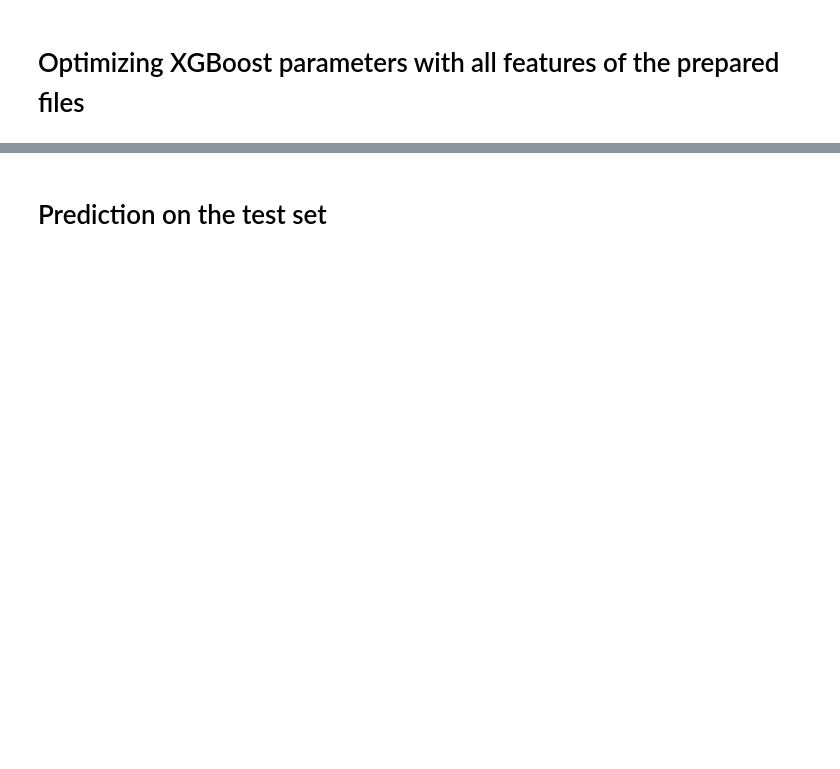
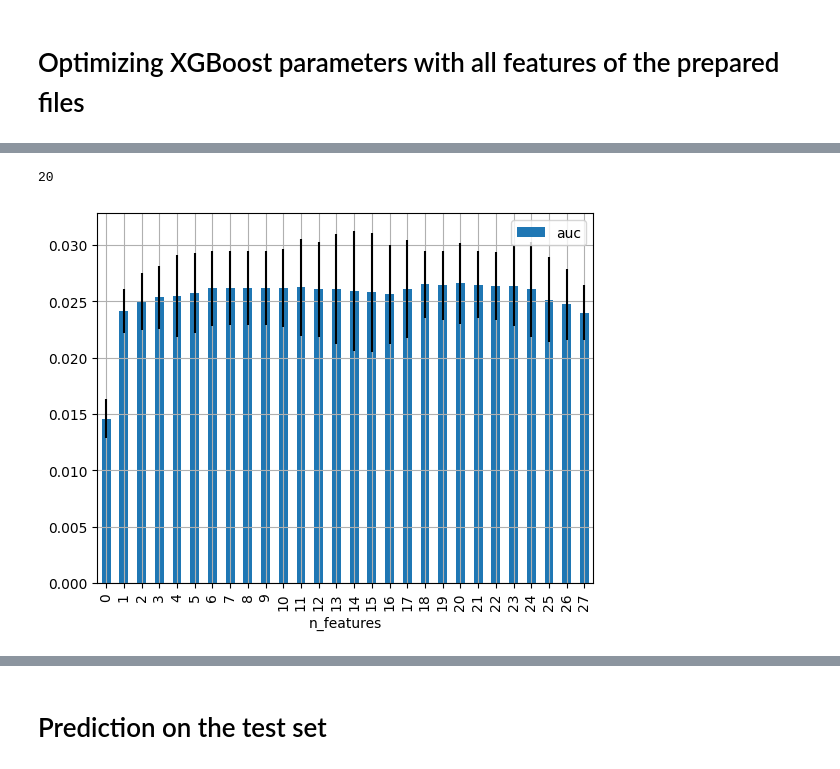
Before and after one commit to Denis-Kazakov/Kaggle_CFT_uplift, a Jupyter notebook: 12_2_feature_selection_greedy.ipynb, the cells around one changed output, grey strips where cells are left out. Saved outputs shown, nothing was run; the diff lists cells and outputs as text; code cells hidden in the pictures; blank space fills up the shorter version.

Commit message:
Improved results with feature selection by a greedy algorithm

```diff
--- a/12_2_feature_selection_greedy.ipynb
+++ b/12_2_feature_selection_greedy.ipynb
@@ -49,0 +125,11 @@ sfs = SequentialFeatureSelector(estimator = model,
+# %%
+n_features = len(features)
+# %%
+selected_features = []
+# %%
+results = pd.DataFrame({'n_features': list(range(n_features))})
+results['features'] = results.apply(lambda _: [], axis=1)
+results['auc'] = 0
+results['std'] = 0
+results.set_index('n_features', inplace=True)
+results
@@ -49,0 +155,16 @@ sfs = SequentialFeatureSelector(estimator = model,
+# %%
+%%chime
+for i in tqdm_notebook(range(n_features)):
+    temp_results = {}
+    temp_std = {}
+    for feature in features:
+        temp_features = selected_features + [feature]
+        crossval_result = crossval(X.loc[:, temp_features], treat, y, n_splits=5)
+        temp_results[feature] = crossval_result[0]
+        temp_std[feature] = crossval_result[1]
+    feature_best_increment = max(temp_results, key=temp_results.get)
+    selected_features += [feature_best_increment]
+    features.remove(feature_best_increment)
+    results.loc[i, 'features'] = feature_best_increment
+    results.loc[i, 'auc'] = temp_results[feature_best_increment]
+    results.loc[i, 'std'] = temp_std[feature_best_increment]
@@ -49,0 +208,12 @@ sfs = SequentialFeatureSelector(estimator = model,
+# %%
+results.auc.idxmax()
+# %% [output]
+20
+# %%
+results.plot(y='auc',
+              kind='bar',
+              use_index=True,
+              grid=True,
+              yerr='std');
+# %% [output]
+[figure, added]
```
Also changed, not shown: parts of 38 cells of this notebook, 1 other file.
